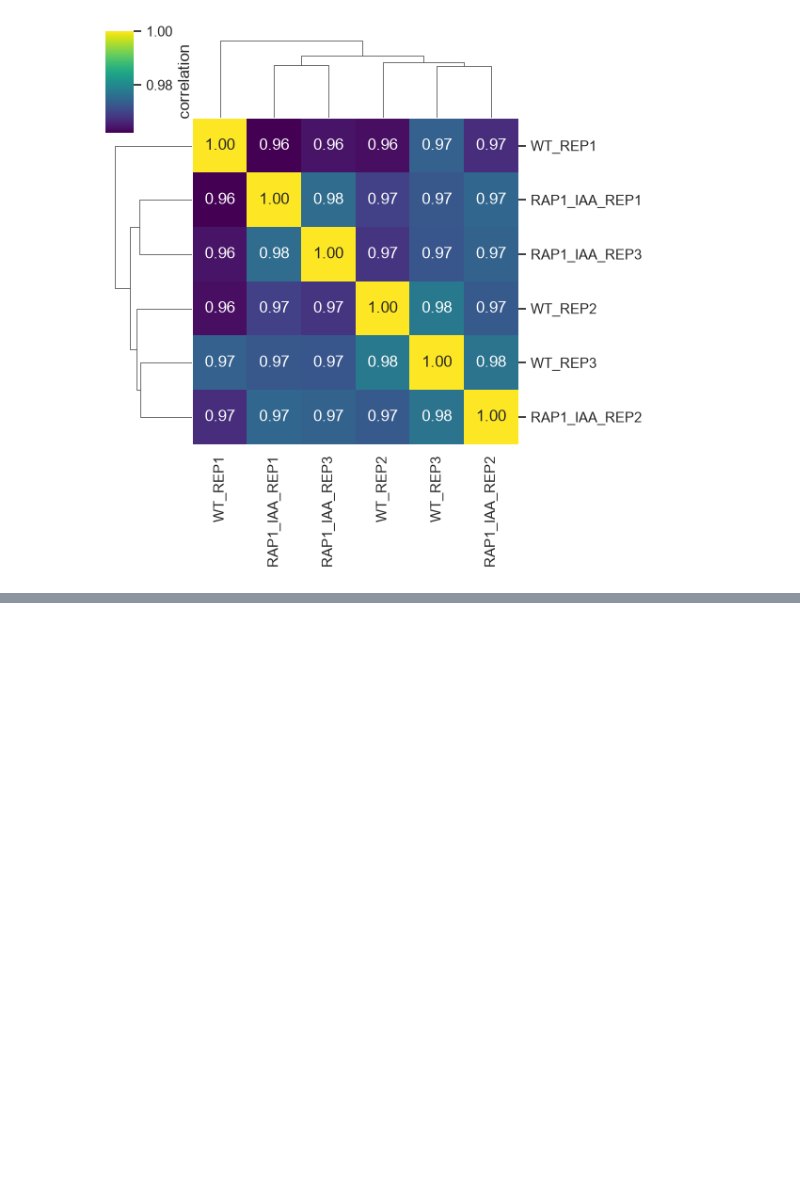
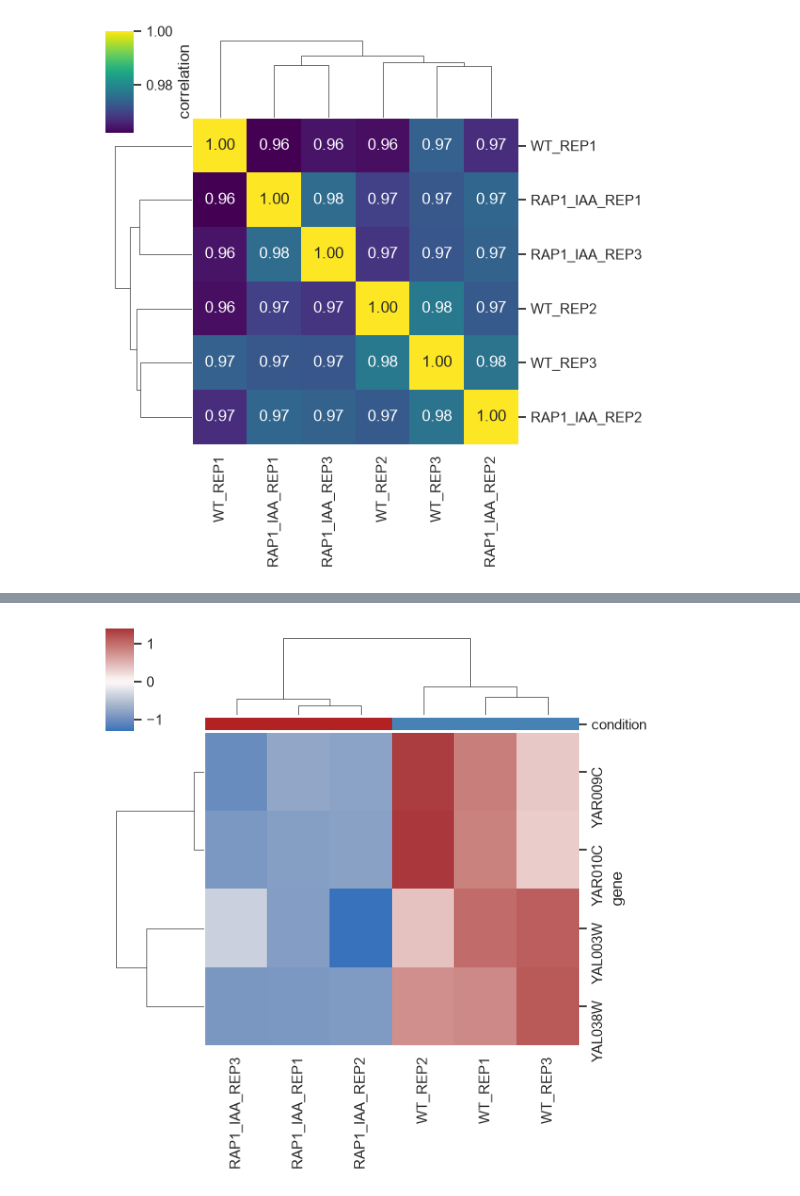
Before and after one commit to Bello-Bello/omics-workstation, a Jupyter notebook: stats/rnaseq-stats-notebook/hypothesis_testing.ipynb, the cells around one changed output, grey strips where cells are left out. Cells and saved outputs as stored; diff of their text form; code cells hidden in the pictures; blank space fills up the shorter version.

```diff
--- a/stats/rnaseq-stats-notebook/hypothesis_testing.ipynb
+++ b/stats/rnaseq-stats-notebook/hypothesis_testing.ipynb
@@ -399,0 +484,21 @@ That closes out the statistical modeling module: hypothesis testing fundamentals
+# %%
+sig_genes = results[results["padj"] < 0.05].index
+
+# log2 first (same rationale as Section 4's PCA), then z-score each gene
+# (row) across the 6 samples so every gene sits on a comparable scale.
+log_sig_counts = np.log2(counts.loc[sig_genes] + 1)
+z_scored = log_sig_counts.sub(log_sig_counts.mean(axis=1), axis=0).div(log_sig_counts.std(axis=1), axis=0)
+
+# Color-code each sample column by its condition, so the heatmap's column
+# order (after clustering) can be visually checked against the known groups.
+condition_colors = samples.set_index("sample")["condition"].map({"WT": "steelblue", "RAP1_IAA": "firebrick"})
+condition_colors = condition_colors.reindex(z_scored.columns)
+
+sns.clustermap(
+    z_scored, cmap="vlag", center=0,   # diverging colormap centered on 0 (the z-scored mean)
+    col_colors=condition_colors,
+    figsize=(6, 6), yticklabels=True,
+)
+plt.show()
+# %% [output]
+[figure, added]
```
Also changed, not shown: parts of 7 cells of this notebook, 1 other file.
